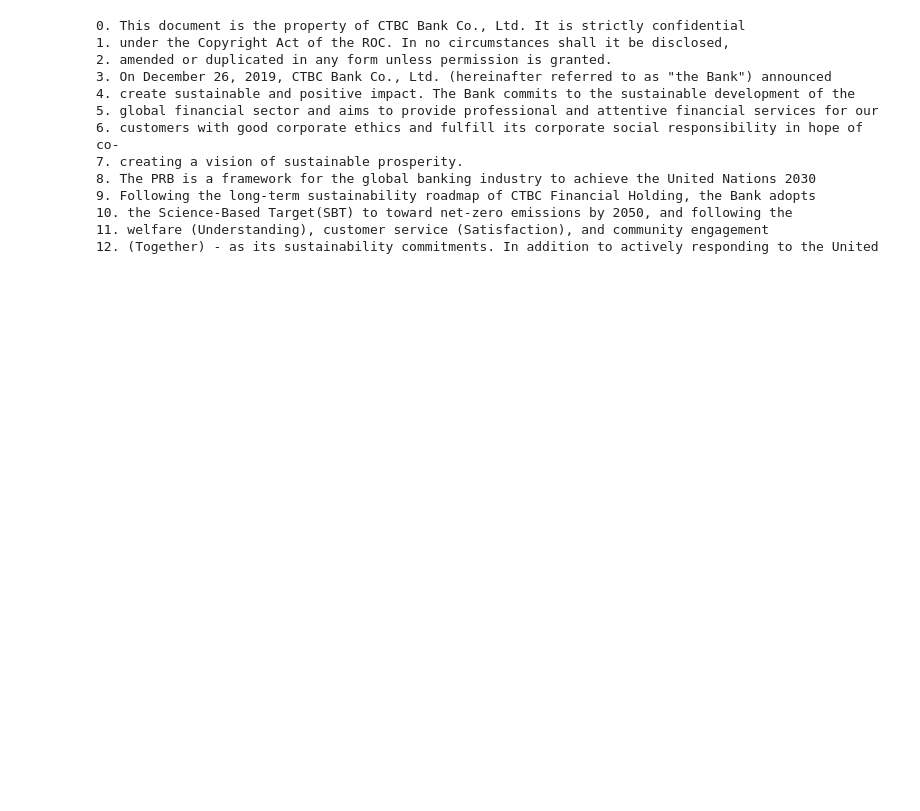
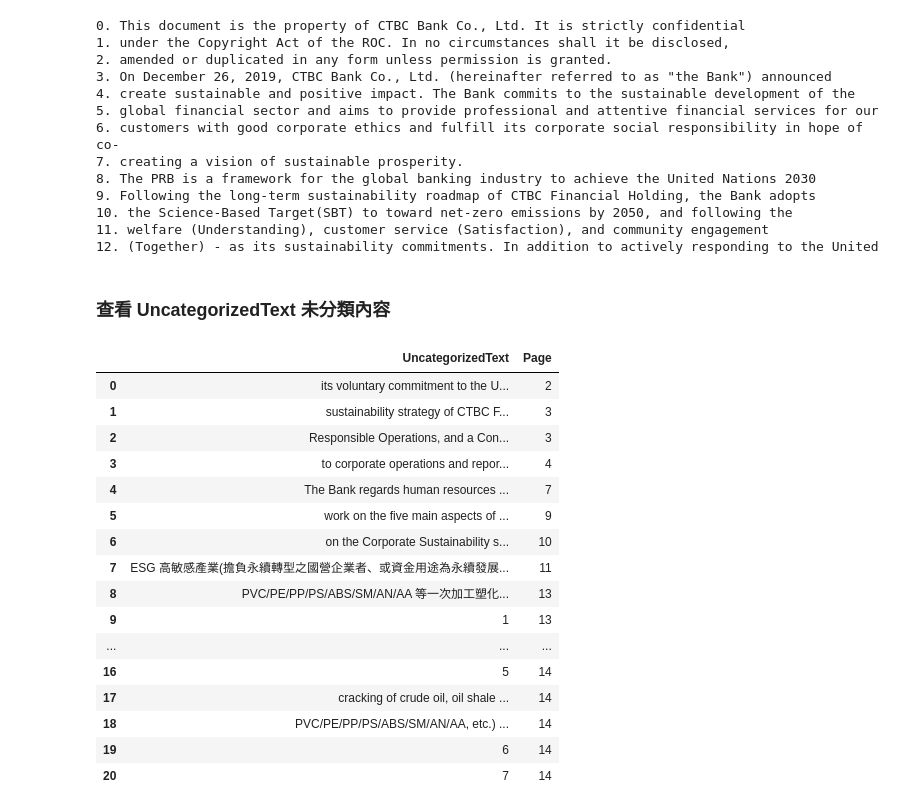
Before and after one commit to jane0520/Unstructured_PDF_to_Json, a Jupyter notebook: analyze_JSON.ipynb, the cells around one changed output. Saved outputs shown, nothing was run; the diff lists cells and outputs as text; code cells hidden in the pictures; blank space fills up the shorter version.

```diff
--- a/analyze_JSON.ipynb
+++ b/analyze_JSON.ipynb
@@ -152,3 +152,36 @@ for x in range(0, 13):
 10. the Science-Based Target(SBT) to toward net-zero emissions by 2050, and following the
 11. welfare (Understanding), customer service (Satisfaction), and community engagement
 12. (Together) - as its sustainability commitments. In addition to actively responding to the United
+# %% [markdown]
+### 查看 UncategorizedText 未分類內容
+# %%
+import pandas as pd
+
+
+uncategory_df = pd.DataFrame(columns = ['UncategorizedText', 'Page'])
+
+texts = [item['text'] for item in data if item.get('type') == 'UncategorizedText']
+page_number = [item['metadata']['page_number'] for item in data if item.get('type') == 'UncategorizedText']
+
+for x in range(len(texts)):
+    uncategory_df = pd.concat([uncategory_df, pd.DataFrame({'UncategorizedText': [texts[x]], 'Page': [page_number[x]]})], ignore_index = True)
+
+uncategory_df
+# %% [output]
+|  | UncategorizedText | Page |
+| 0 | its voluntary commitment to the U... | 2 |
+| 1 | sustainability strategy of CTBC F... | 3 |
+| 2 | Responsible Operations, and a Con... | 3 |
+| 3 | to corporate operations and repor... | 4 |
+| 4 | The Bank regards human resources ... | 7 |
+| 5 | work on the five main aspects of ... | 9 |
+| 6 | on the Corporate Sustainability s... | 10 |
+| 7 | ESG 高敏感產業(擔負永續轉型之國營企業者、或資金用途為永續發展... | 11 |
+| 8 | PVC/PE/PP/PS/ABS/SM/AN/AA 等一次加工塑化... | 13 |
+| 9 | 1 | 13 |
+| ... | ... | ... |
+| 16 | 5 | 14 |
+| 17 | cracking of crude oil, oil shale ... | 14 |
+| 18 | PVC/PE/PP/PS/ABS/SM/AN/AA, etc.) ... | 14 |
+| 19 | 6 | 14 |
+| 20 | 7 | 14 |
```
Also changed, not shown: parts of 10 cells of this notebook.
